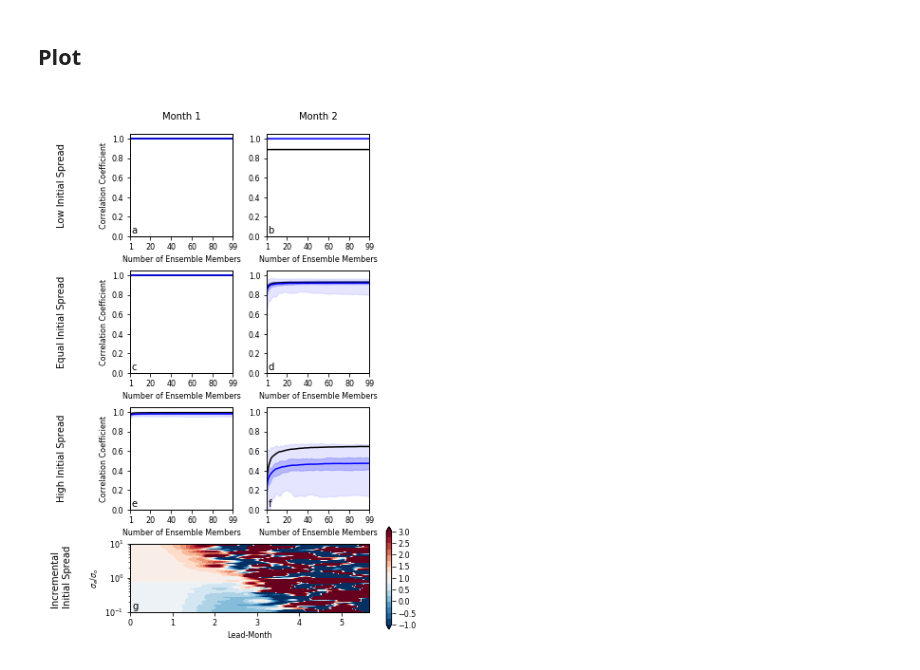
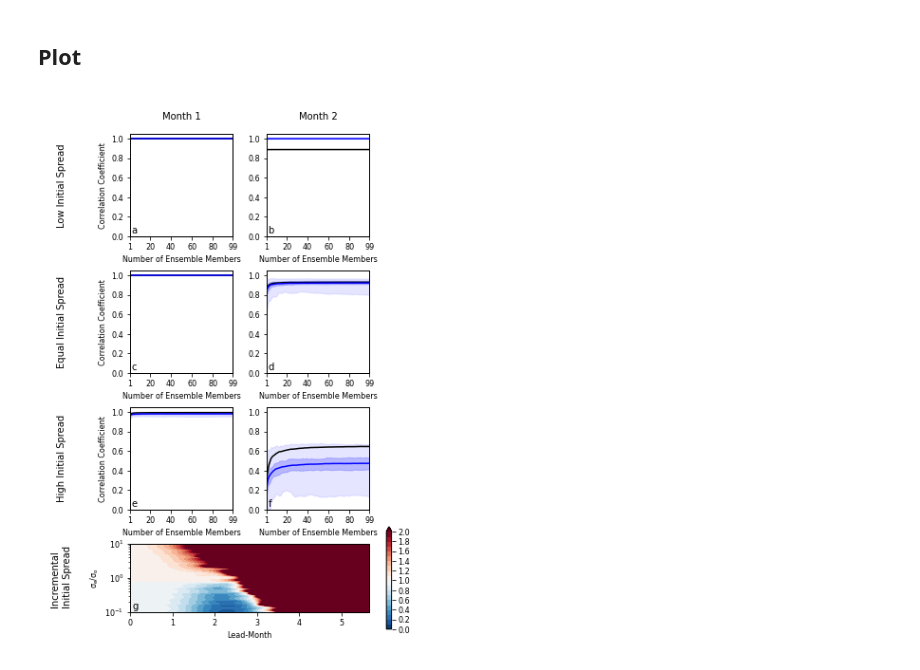
Before and after one commit to BjoernMayer92/Signal-to-Noise-Paradox-in-the-Lorenz-Model, a Jupyter notebook: src/scripts/Plotting.ipynb, the cells around one changed output. Drawn from its saved outputs; the diff is of its cells as text; code cells hidden in the pictures.

```diff
--- a/src/scripts/Plotting.ipynb
+++ b/src/scripts/Plotting.ipynb
@@ -610,8 +634,8 @@ ax_incremental.set_yscale("log")
 
 #levels=[0,0.1,0.2,0.3,0.4,0.5,0.6,0.7,0.8,0.9,1.1,1.2,1.3,1.4,1.5,1.6,1.7,1.8,1.9,2]
 #levels=[0,0.2,0.4,0.6,0.8,0.9,1.1,1.2,1.4,1.6,1.8,2.0,3.0]
-levels=[-1, 0, 0.3, 0.5, 0.6, 0.7, 0.8, 0.9, 1.1 ,1.2, 1.3, 1.4, 1.6, 1.8, 2, 3]
-levels=np.arange(-1,3.1,0.25)
+levels=[0, 0.3, 0.5, 0.6, 0.7, 0.8, 0.9, 1.1 ,1.2, 1.3, 1.4, 1.6, 1.8, 2, 3]
+levels=np.arange(0,2.01,0.1)
 #cor_levels=[-1,-0.9,-0.8,-0.7,-0.6,-0.5,-0.4,-0.3,-0.2,-0.1,0.1,0.2,0.3,0.4,0.5,0.6,0.7,0.8,0.9,1]
 colors=plotting.getcolorlist_all(levels,cbarname="RdBu_r",mincolor=0.05,maxcolor=0.95)
 #cor_colors=plotting.getcolorlist_all(cor_levels,cbarname="RdBu",mincolor=0,maxcolor=1)
@@ -619,37 +643,37 @@ colors=plotting.getcolorlist_all(levels,cbarname="RdBu_r",mincolor=0.05,maxcolor
 ax_incremental.set_xlabel("Lead-Month")
 ax_incremental.set_ylabel(r"$\sigma_e/ \sigma_o$")
 
-mm_incremental_rpc_gaussian = gaussian_filter(mm_incremental_norm_ana.sel(dimension="x")["ratio_of_predictable_components_cor"],
+mm_incremental_rpc_gaussian = gaussian_filter(np.abs(mm_incremental_norm_ana.sel(dimension="x")["ratio_of_predictable_components_cor"]),
                                               [5,5])
 
 #mm_incremental_rpc_gaussian = mm_incremental_norm_ana.sel(dimension="x")["ratio_of_predictable_components_rpc"]
 mm_incremental_spread_error = mm_incremental_norm_ana.std_ens_x/mm_incremental_norm_ana.std_obs_x
 mm_incremental_lead_time_in_months = mm_incremental_norm_ana["leadtime in days"]/3-1
 
 plot = ax_incremental.contourf(mm_incremental_lead_time_in_months,
                            mm_incremental_spread_error,
                            mm_incremental_rpc_gaussian,
-                   levels=levels, cmap="RdBu_r",extend="both")# cmap="RdBu_r")
+                   levels=levels, cmap="RdBu_r",extend="max")# cmap="RdBu_r")
 
 ax_colorbar    = fig.add_axes([5/w,0.25/h,0.075/w,1.5/h])
-cbar=plt.colorbar(plot, cax = ax_colorbar)
-
+cbar=plt.colorbar(plot, cax = ax_colorbar,ticks=np.arange(0,2.1,0.2))
+#cbar.ax.set_xticklabels(["0","","0.2","","0.4","","0.6","","0.8","","1.0","","1.2","","1.4","","1.6","","1.8","","2"])
 #cbar.ax.set_ticks([-1,-0.5,0,0.5,1,1.5,2,2.5,3])
 
 
 ax_over_nov.text(0.01, 0.01,'a', fontsize=10,horizontalalignment='left', verticalalignment='bottom',transform = ax_over_nov.transAxes )
 ax_over_dec.text(0.01, 0.01,'b', fontsize=10,horizontalalignment='left', verticalalignment='bottom',transform = ax_over_dec.transAxes )
 
 
 ax_reliable_nov.text(0.01, 0.01,'c', fontsize=10,horizontalalignment='left', verticalalignment='bottom',transform = ax_reliable_nov.transAxes )
 ax_reliable_dec.text(0.01, 0.01,'d', fontsize=10,horizontalalignment='left', verticalalignment='bottom',transform = ax_reliable_dec.transAxes )
 
 
 ax_under_nov.text(0.01, 0.01,'e', fontsize=10,horizontalalignment='left', verticalalignment='bottom',transform = ax_under_nov.transAxes )
 ax_under_dec.text(0.01, 0.01,'f', fontsize=10,horizontalalignment='left', verticalalignment='bottom',transform = ax_under_dec.transAxes )
 
 ax_incremental.text(0.01, 0.01,'g', fontsize=10,horizontalalignment='left', verticalalignment='bottom',transform = ax_incremental.transAxes )
 
-plt.savefig(os.path.join(path_plots,"Figure4.png"),dpi=1000)
+plt.savefig(os.path.join(path_plots,"Figure4.jpg"),dpi=1000)
 # %% [output]
-[figure, old version]
+[figure, new version]
```
Also changed, not shown: parts of 5 cells of this notebook, 1 other file.
